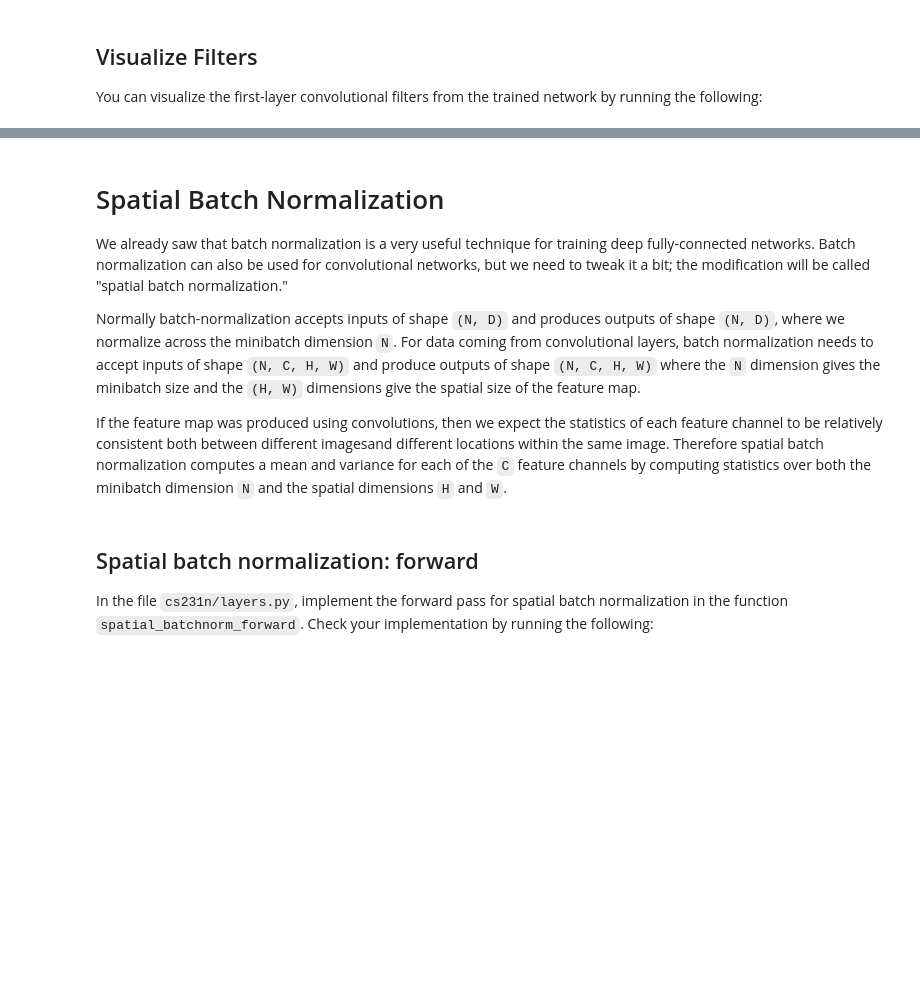
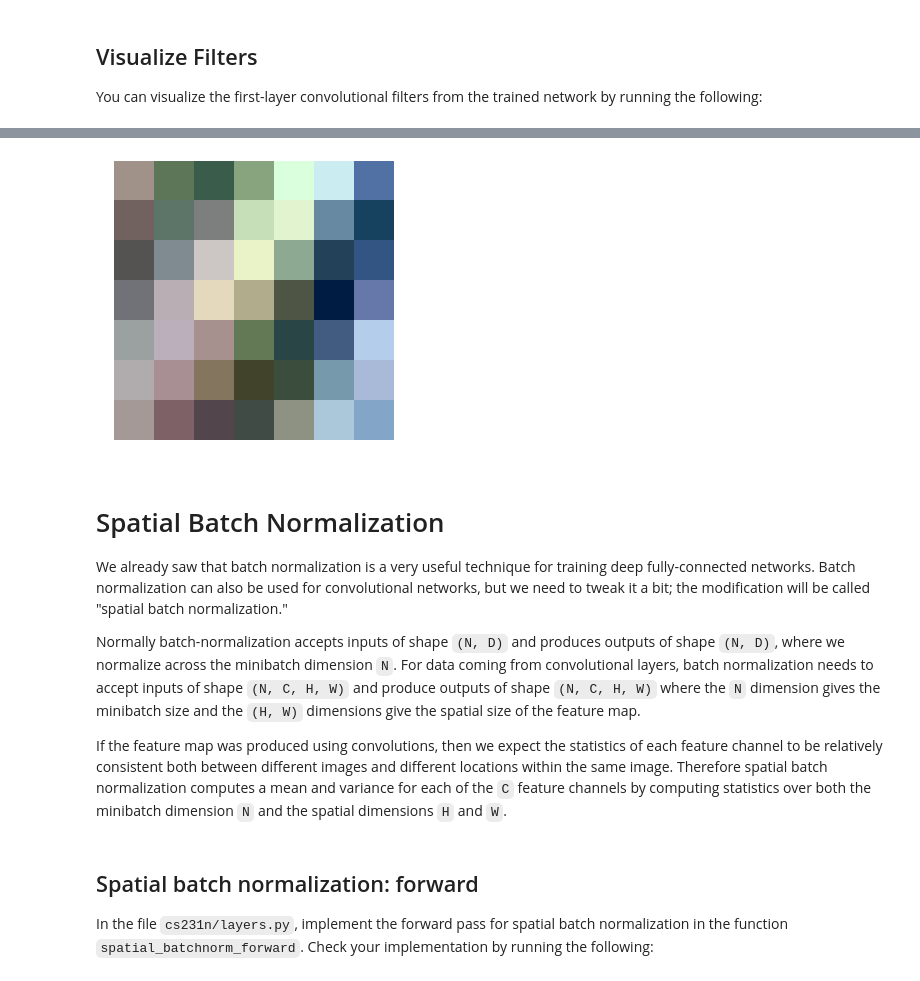
Before and after one commit to cthorey/CS231, a Jupyter notebook: assignment2/ConvolutionalNetworks.ipynb, the cells around one changed output, grey strips where cells are left out. Drawn from its saved outputs; the diff is of its cells as text; code cells hidden in the pictures; blank space fills up the shorter version.

```diff
--- a/assignment2/ConvolutionalNetworks.ipynb
+++ b/assignment2/ConvolutionalNetworks.ipynb
@@ -465,10 +518,19 @@ plt.show()
+# %%
+img = model.params['W1'].transpose(0, 2, 3, 1)[5]
+low, high = np.min(img), np.max(img)
+img = 255 * (img - low) / (high - low)
+plt.imshow(img.astype('uint8'))
+plt.axis('off')
+plt.gcf().set_size_inches(5, 5)
+# %% [output]
+[figure, added]
 # %% [markdown]
 # Spatial Batch Normalization
 We already saw that batch normalization is a very useful technique for training deep fully-connected networks. Batch normalization can also be used for convolutional networks, but we need to tweak it a bit; the modification will be called "spatial batch normalization."
 
 Normally batch-normalization accepts inputs of shape `(N, D)` and produces outputs of shape `(N, D)`, where we normalize across the minibatch dimension `N`. For data coming from convolutional layers, batch normalization needs to accept inputs of shape `(N, C, H, W)` and produce outputs of shape `(N, C, H, W)` where the `N` dimension gives the minibatch size and the `(H, W)` dimensions give the spatial size of the feature map.
 
-If the feature map was produced using convolutions, then we expect the statistics of each feature channel to be relatively consistent both between different imagesand different locations within the same image. Therefore spatial batch normalization computes a mean and variance for each of the `C` feature channels by computing statistics over both the minibatch dimension `N` and the spatial dimensions `H` and `W`.
+If the feature map was produced using convolutions, then we expect the statistics of each feature channel to be relatively consistent both between different images and different locations within the same image. Therefore spatial batch normalization computes a mean and variance for each of the `C` feature channels by computing statistics over both the minibatch dimension `N` and the spatial dimensions `H` and `W`.
 # %% [markdown]
 ## Spatial batch normalization: forward
 
```
Also changed, not shown: parts of 17 cells of this notebook, 2 other files.
